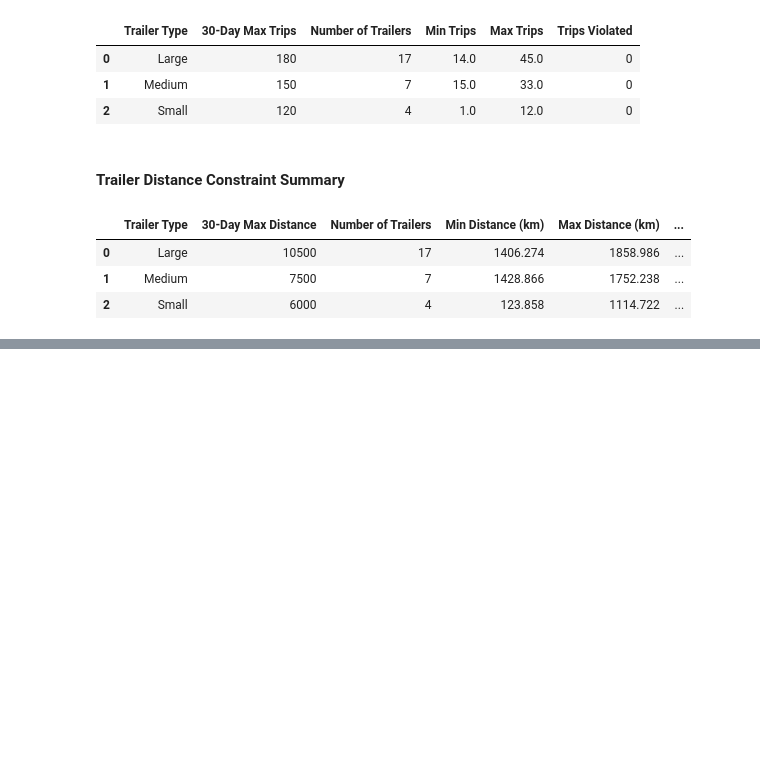
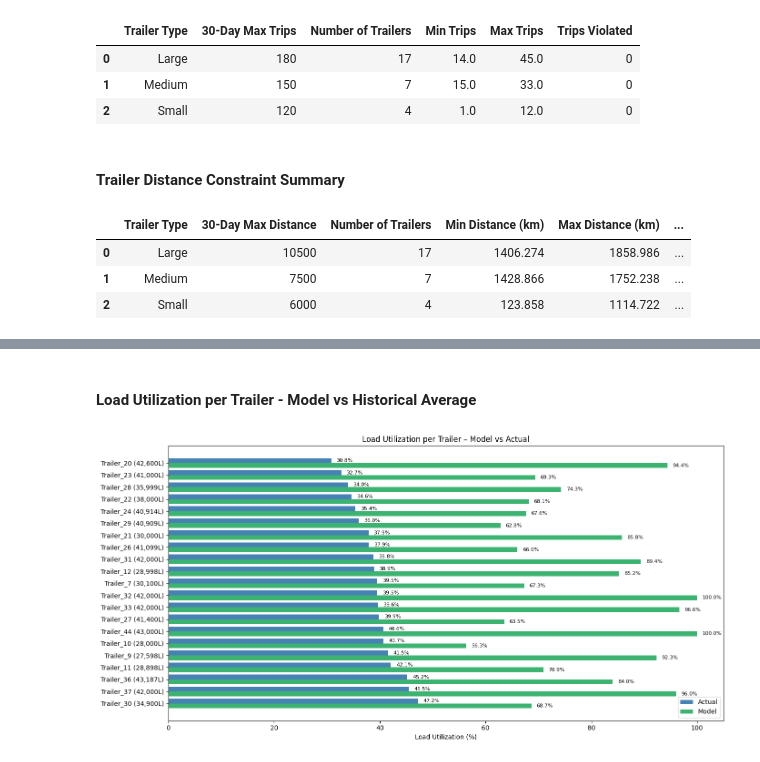
Before and after one commit to Marius-14/thesis_code, a Jupyter notebook: code/comparison_model_vs_actual.ipynb, the cells around one changed output, grey strips where cells are left out. Saved outputs shown, nothing was run; the diff lists cells and outputs as text; code cells hidden in the pictures; blank space fills up the shorter version.

```diff
--- a/code/comparison_model_vs_actual.ipynb
+++ b/code/comparison_model_vs_actual.ipynb
@@ -520,0 +581,79 @@ distance_summary_table.head()
+# %% [markdown]
+#### Load Utilization per Trailer - Model vs Historical Average
+# %%
+# Prepare model utilization
+model_with_capacity = pd.merge(
+    model_output,
+    truck_config[["Trailer", "Truck_Tank_Capacity_Liters"]],
+    on="Trailer",
+    how="left"
+)
+
+load_utilization_df = (
+    model_with_capacity
+    .groupby("Trailer")
+    .agg(
+        Total_Delivered_Liters=("Liters_Delivered", "sum"),
+        Total_Trips=("Trips", "sum"),
+        Capacity_Per_Trip=("Truck_Tank_Capacity_Liters", "first")
+    )
+    .reset_index()
+)
+
+load_utilization_df["Total_Capacity_Liters"] = load_utilization_df["Total_Trips"] * load_utilization_df["Capacity_Per_Trip"]
+load_utilization_df["Load_Utilization_Percent"] = (load_utilization_df["Total_Delivered_Liters"] / load_utilization_df["Total_Capacity_Liters"]) * 100
+
+# Prepare actual utilization
+fuel_data_raw["Delivery_Date"] = pd.to_datetime(fuel_data_raw["Delivery_Date"])
+fuel_data_raw["YearMonth"] = fuel_data_raw["Delivery_Date"].dt.to_period("M")
+filtered_actual = fuel_data_raw[fuel_data_raw["Origin_ID"] == "Source_2"].copy()
+
+actual_deliveries = (
+    filtered_actual.groupby("Trailer")
+    .agg(
+        Actual_Liters_Delivered=("Delivered_Volume_Liters", "sum"),
+        Actual_Trips=("Delivery_Date", "count")
+    )
+    .reset_index()
+)
+
+actual_deliveries = pd.merge(actual_deliveries, truck_config[["Trailer", "Truck_Tank_Capacity_Liters"]], on="Trailer", how="left")
+actual_deliveries["Actual_Utilization_Percent"] = (
+    actual_deliveries["Actual_Liters_Delivered"] / (actual_deliveries["Truck_Tank_Capacity_Liters"] * actual_deliveries["Actual_Trips"])
+) * 100
+
+# Merge for comparison
+utilization_comparison = pd.merge(
+    load_utilization_df,
+    actual_deliveries[["Trailer", "Actual_Utilization_Percent", "Truck_Tank_Capacity_Liters"]],
+    on="Trailer",
+    how="inner"
+)
+
+# Sort
+utilization_comparison = utilization_comparison.sort_values("Actual_Utilization_Percent", ascending=False)
+
+# Plot
+bar_width = 0.4
+index = range(len(utilization_comparison))
+plt.figure(figsize=(14, 7))
+
+plt.barh([i + bar_width/2 for i in index], utilization_comparison["Actual_Utilization_Percent"], height=bar_width, label="Actual", color="steelblue")
+plt.barh([i - bar_width/2 for i in index], utilization_comparison["Load_Utilization_Percent"], height=bar_width, label="Model", color="mediumseagreen")
+
+# Add labels
+for i, row in enumerate(utilization_comparison.itertuples()):
+    plt.text(row.Load_Utilization_Percent + 1, i - bar_width/2, f"{row.Load_Utilization_Percent:.1f}%", va='center', fontsize=8)
+    plt.text(row.Actual_Utilization_Percent + 1, i + bar_width/2, f"{row.Actual_Utilization_Percent:.1f}%", va='center', fontsize=8)
+
+plt.yticks(
+    index,
+    utilization_comparison.apply(lambda row: f"{row['Trailer']} ({int(row['Truck_Tank_Capacity_Liters']):,}L)", axis=1),
+)
+plt.xlabel("Load Utilization (%)")
+plt.title("Load Utilization per Trailer – Model vs Actual")
+plt.legend()
+plt.tight_layout()
+plt.show()
+# %% [output]
+[figure, added]
```
Also changed, not shown: parts of 4 cells of this notebook, 9 other files.
